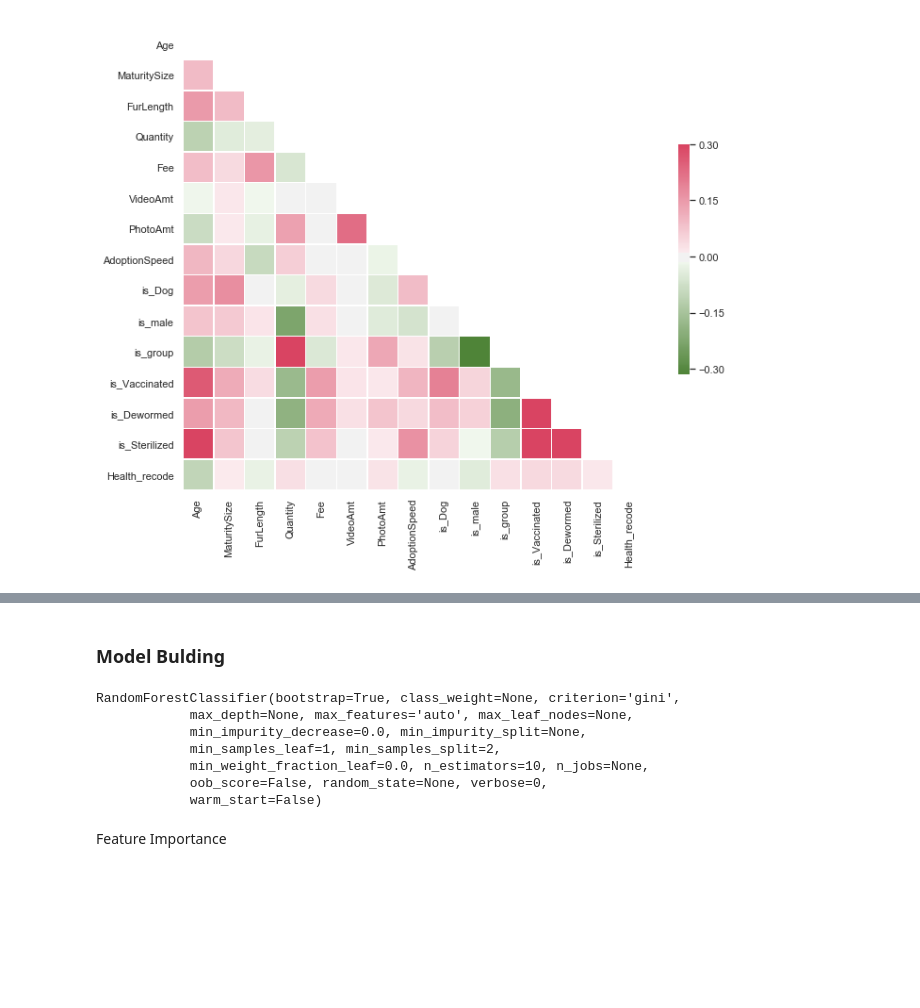
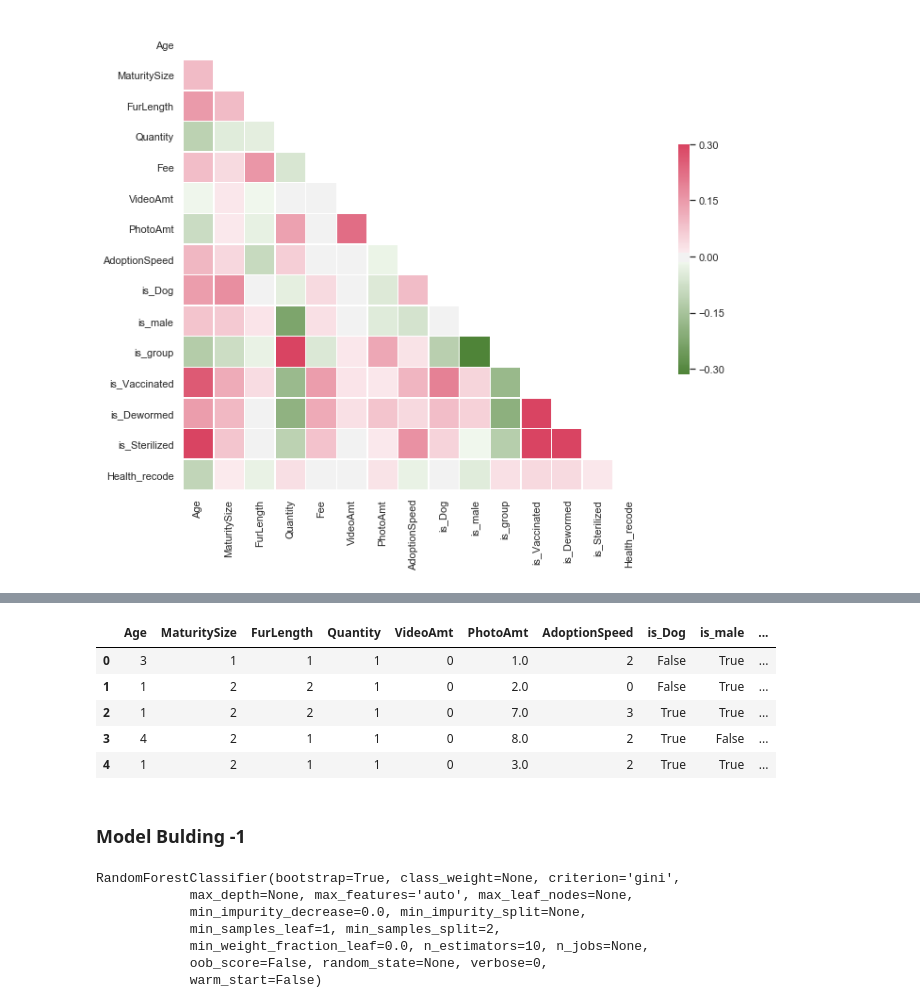
Before and after one commit to ricktorzynski/dsol-petfinder, a Jupyter notebook: Muthu_EDA & Feature engineering.ipynb, the cells around one changed output, grey strips where cells are left out. Cells and saved outputs as stored; diff of their text form; code cells hidden in the pictures; blank space fills up the shorter version.

```diff
--- a/Muthu_EDA & Feature engineering.ipynb
+++ b/Muthu_EDA & Feature engineering.ipynb
@@ -463,4 +503,13 @@ sns.heatmap(corr, mask=mask, cmap=cmap, vmax=.3, center=0,
+# %%
+train.head()
+# %% [output]
+|  | Age | MaturitySize | FurLength | Quantity | VideoAmt | PhotoAmt | AdoptionSpeed | is_Dog | is_male | ... |
+| 0 | 3 | 1 | 1 | 1 | 0 | 1.0 | 2 | False | True | ... |
+| 1 | 1 | 2 | 2 | 1 | 0 | 2.0 | 0 | False | True | ... |
+| 2 | 1 | 2 | 2 | 1 | 0 | 7.0 | 3 | True | True | ... |
+| 3 | 4 | 2 | 1 | 1 | 0 | 8.0 | 2 | True | False | ... |
+| 4 | 1 | 2 | 1 | 1 | 0 | 3.0 | 2 | True | True | ... |
 # %% [markdown]
-### Model Bulding
+### Model Bulding -1
 # %%
 from sklearn.ensemble import RandomForestClassifier
@@ -479,5 +528,3 @@ RandomForestClassifier(bootstrap=True, class_weight=None, criterion='gini',
             min_weight_fraction_leaf=0.0, n_estimators=10, n_jobs=None,
             oob_score=False, random_state=None, verbose=0,
             warm_start=False)
-# %% [markdown]
-Feature Importance
```
Also changed, not shown: parts of 15 cells of this notebook.
